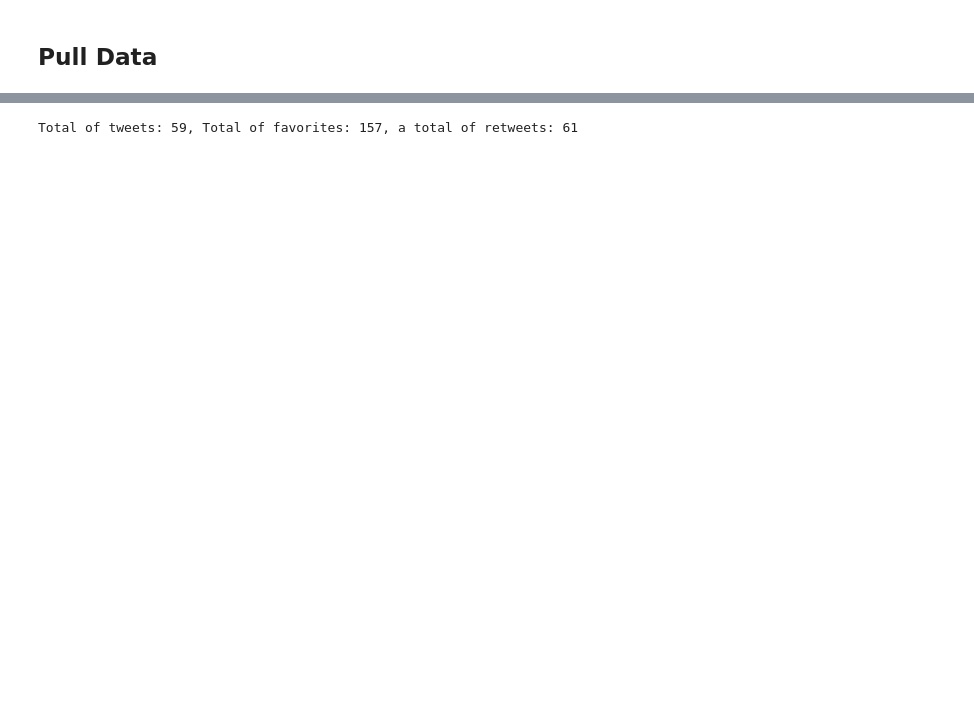
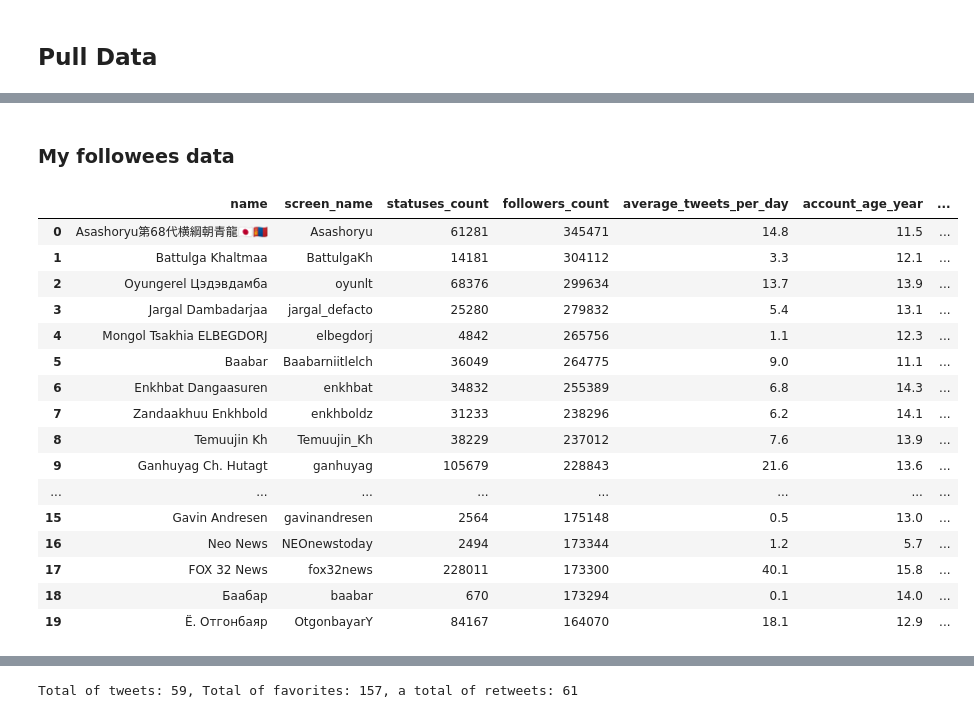
Before and after one commit to byambaa1982/mongol_tweets, a Jupyter notebook: tweets.ipynb, the cells around one changed output, grey strips where cells are left out. Saved outputs shown, nothing was run; the diff lists cells and outputs as text; code cells hidden in the pictures; blank space fills up the shorter version.

```diff
--- a/tweets.ipynb
+++ b/tweets.ipynb
@@ -168,0 +233,11 @@ def display_full(tweets):
+# %% [markdown]
+### My followees data
+# %%
+# my_followees=desc_users(followee_ids)
+# my_followees=my_followees.sort_values("followers_count", ascending=False)
+df = my_followees
+df['account_age_year'] = df.account_age.map(lambda x: x/360)
+df.average_tweets_per_day = df.average_tweets_per_day.map(lambda x: round(x,1))
+df.account_age_year = df.account_age_year.map(lambda x: round(x,1))
+df = df[['name', 'screen_name', 'statuses_count','followers_count', 'average_tweets_per_day','account_age_year', 'description']]
+df_sorted = df.sort_values("followers_count", ascending=False)
@@ -168,0 +246,29 @@ def display_full(tweets):
+# %%
+# Reset the index of the sorted DataFrame
+df_sorted = df_sorted.reset_index(drop=True)
+mongol_followees = df_sorted.iloc[64:,:]
+# %%
+# Reset the index of the sorted DataFrame
+df_sorted = df_sorted.reset_index(drop=True)
+mongol_followees = df_sorted.iloc[64:,:]
+mongol_followees = mongol_followees.drop([65, 66, 67,68, 70, 72, 74, 75, 76, 77, 78, 82, 83, 86, 87, 89, 91, 95])
+mongol_followees=mongol_followees.reset_index(drop=True)
+mongol_followees.head(20)
+# %% [output]
+|  | name | screen_name | statuses_count | followers_count | average_tweets_per_day | account_age_year | ... |
+| 0 | Asashoryu第68代横綱朝青龍🇯🇵🇲🇳 | Asashoryu | 61281 | 345471 | 14.8 | 11.5 | ... |
+| 1 | Battulga Khaltmaa | BattulgaKh | 14181 | 304112 | 3.3 | 12.1 | ... |
+| 2 | Oyungerel Цэдэвдамба | oyunlt | 68376 | 299634 | 13.7 | 13.9 | ... |
+| 3 | Jargal Dambadarjaa | jargal_defacto | 25280 | 279832 | 5.4 | 13.1 | ... |
+| 4 | Mongol Tsakhia ELBEGDORJ | elbegdorj | 4842 | 265756 | 1.1 | 12.3 | ... |
+| 5 | Baabar | Baabarniitlelch | 36049 | 264775 | 9.0 | 11.1 | ... |
+| 6 | Enkhbat Dangaasuren | enkhbat | 34832 | 255389 | 6.8 | 14.3 | ... |
+| 7 | Zandaakhuu Enkhbold | enkhboldz | 31233 | 238296 | 6.2 | 14.1 | ... |
+| 8 | Temuujin Kh | Temuujin_Kh | 38229 | 237012 | 7.6 | 13.9 | ... |
+| 9 | Ganhuyag Ch. Hutagt | ganhuyag | 105679 | 228843 | 21.6 | 13.6 | ... |
+| ... | ... | ... | ... | ... | ... | ... | ... |
+| 15 | Gavin Andresen | gavinandresen | 2564 | 175148 | 0.5 | 13.0 | ... |
+| 16 | Neo News | NEOnewstoday | 2494 | 173344 | 1.2 | 5.7 | ... |
+| 17 | FOX 32 News | fox32news | 228011 | 173300 | 40.1 | 15.8 | ... |
+| 18 | Баабар | baabar | 670 | 173294 | 0.1 | 14.0 | ... |
+| 19 | Ё. Отгонбаяр | OtgonbayarY | 84167 | 164070 | 18.1 | 12.9 | ... |
```
Also changed, not shown: parts of 20 cells of this notebook.
